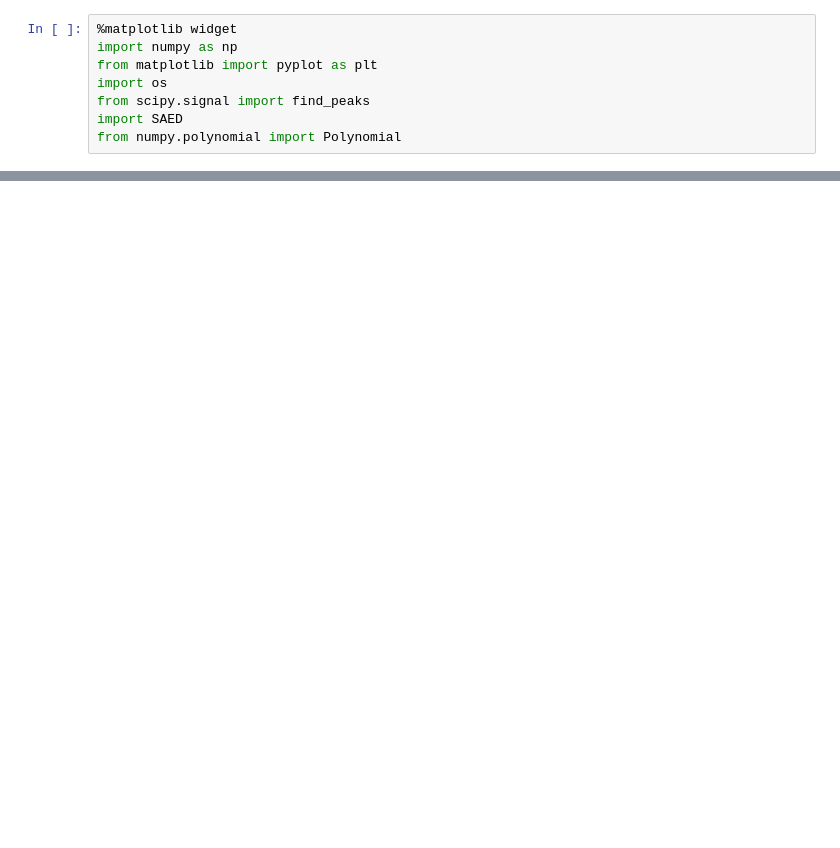
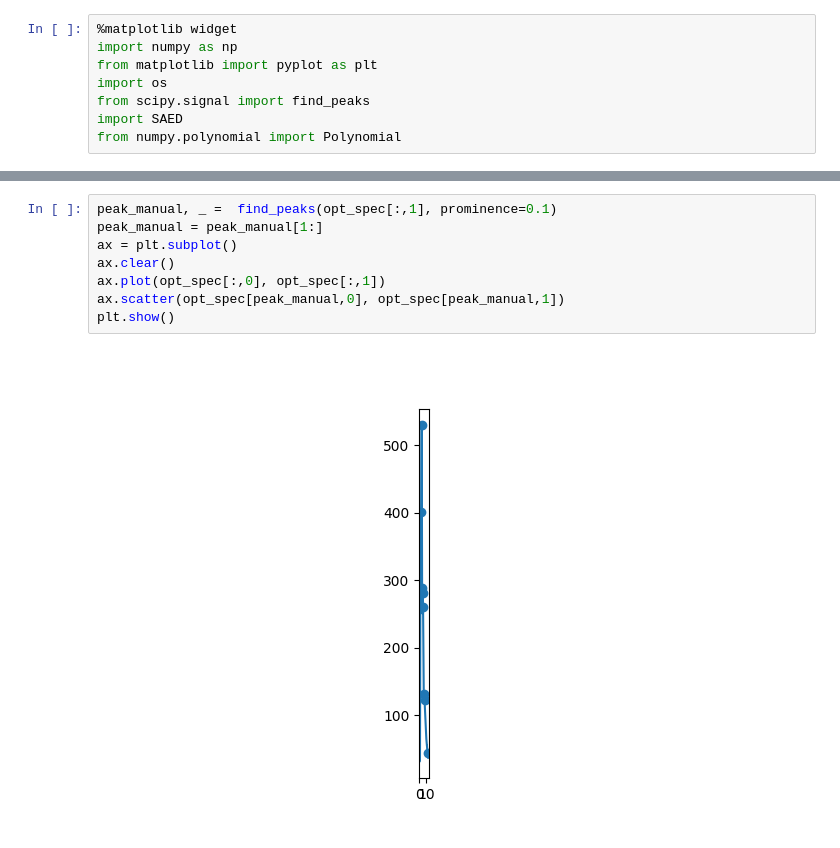
Before and after one commit to Kaldarinz/SAED, a Jupyter notebook: SAED.ipynb, the cells around one changed output, grey strips where cells are left out. Drawn from its saved outputs; the diff is of its cells as text; blank space fills up the shorter version.

```diff
--- a/SAED.ipynb
+++ b/SAED.ipynb
@@ -63 +67,11 @@ len(peaks)=17
+# %%
+peak_manual, _ =  find_peaks(opt_spec[:,1], prominence=0.1)
+peak_manual = peak_manual[1:]
+ax = plt.subplot()
+ax.clear()
+ax.plot(opt_spec[:,0], opt_spec[:,1])
+ax.scatter(opt_spec[peak_manual,0], opt_spec[peak_manual,1])
+plt.show()
+# %% [output]
+[figure, added]
 # %%
```
Also changed, not shown: parts of 7 cells of this notebook, 11 other files.
